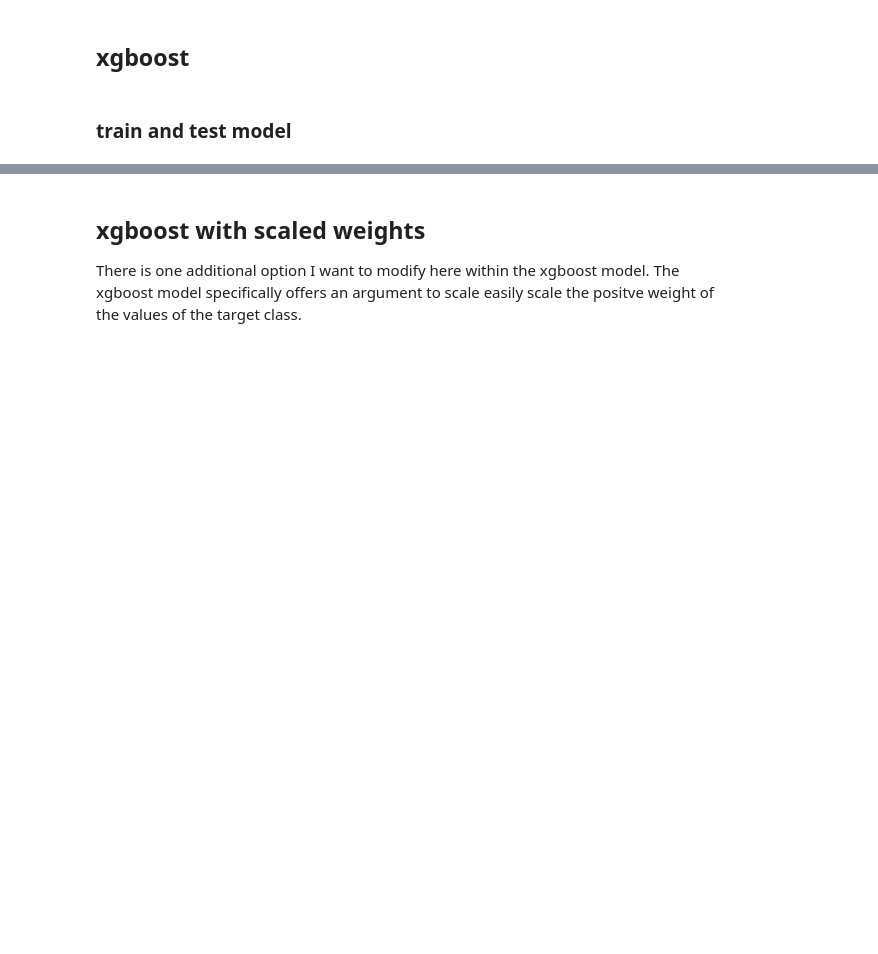
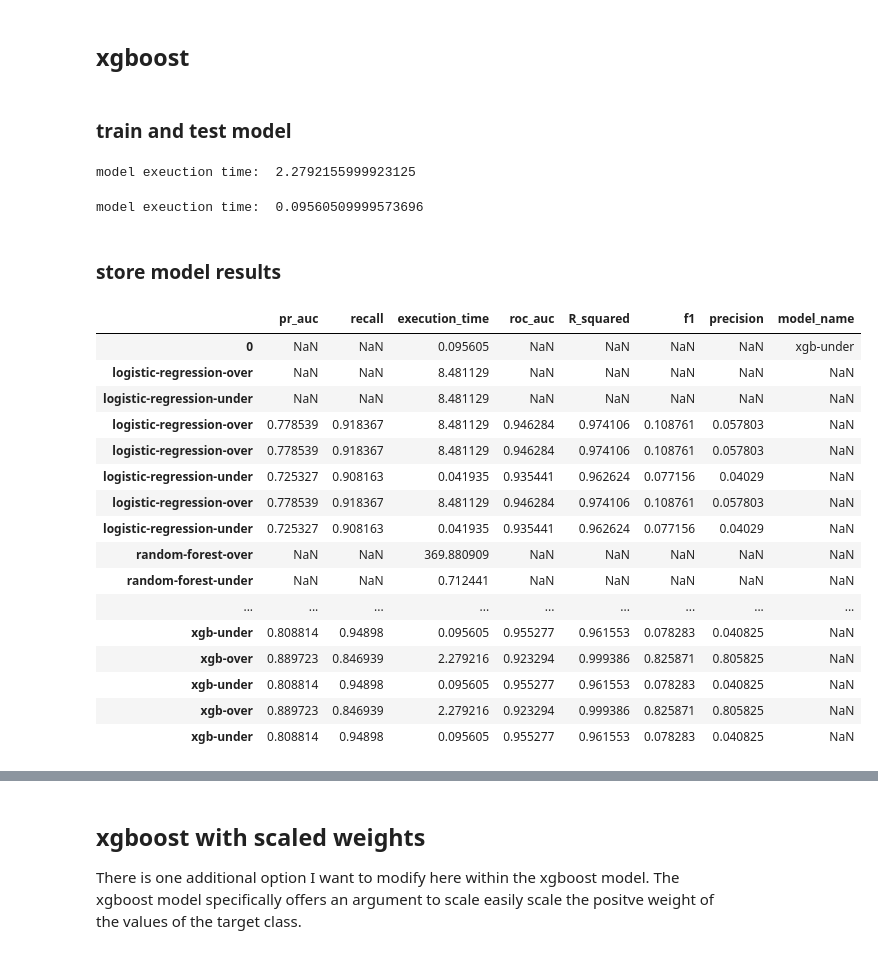
Before and after one commit to x81k25/fraud-detection, a Jupyter notebook: notebooks/03-classifiction.ipynb, the cells around one changed output, grey strips where cells are left out. Cells and saved outputs as stored; diff of their text form; code cells hidden in the pictures; blank space fills up the shorter version.

```diff
--- a/notebooks/03-classifiction.ipynb
+++ b/notebooks/03-classifiction.ipynb
@@ -427,0 +425,80 @@ display_record_performance(
+# %%
+# xgboost with over sampled data
+model_name = "xgb-over"
+
+xbg_over_output = train_test_model(
+    model_name = model_name,
+    X_train = X_train_over,
+    y_train = y_train_over,
+    X_test = X_test,
+    model_function = xgb.XGBClassifier,
+    model_parameters={'eval_metric':'mlogloss'}
+)
+
+# create an empty row in the data from model results with the model name is it's index
+model_performance_results.loc[model_name, 'execution_time'] = xbg_over_output["execution_time"]
+
+# print exeuction time
+print("model exeuction time:  " + str(xbg_over_output["execution_time"]))
+# %% [output]
+model exeuction time:  2.2792155999923125
+# %%
+# xgboost with over sampled data
+model_name = "xgb-under"
+
+xbg_under_output = train_test_model(
+    model_name = model_name,
+    X_train = X_train_under,
+    y_train = y_train_under,
+    X_test = X_test,
+    model_function = xgb.XGBClassifier,
+    model_parameters={'eval_metric':'mlogloss'}
+)
+
+# create an empty row in the data from model results with the model name is it's index
+model_performance_results.loc[model_name, 'execution_time'] = xbg_under_output["execution_time"]
+
+# print exeuction time
+print("model exeuction time:  " + str(xbg_under_output["execution_time"]))
+# %% [output]
+model exeuction time:  0.09560509999573696
+# %% [markdown]
+### store model results
+# %%
+# calculate and store model metrics for the over sampled random forest
+model_performance_results = pd.concat([
+    model_performance_results,
+    calculate_metrics(
+        model_output = xbg_over_output
+        ,y_test = y_test
+    )
+])
+
+# calculate and store model metrics for the under sampled random forest
+model_performance_results = pd.concat([
+    model_performance_results,
+    calculate_metrics(
+        model_output = xbg_under_output
+        ,y_test = y_test
+    )
+])
+
+display(model_performance_results)
+# %% [output]
+|  | pr_auc | recall | execution_time | roc_auc | R_squared | f1 | precision | model_name |
+| 0 | NaN | NaN | 0.095605 | NaN | NaN | NaN | NaN | xgb-under |
+| logistic-regression-over | NaN | NaN | 8.481129 | NaN | NaN | NaN | NaN | NaN |
+| logistic-regression-under | NaN | NaN | 8.481129 | NaN | NaN | NaN | NaN | NaN |
+| logistic-regression-over | 0.778539 | 0.918367 | 8.481129 | 0.946284 | 0.974106 | 0.108761 | 0.057803 | NaN |
+| logistic-regression-over | 0.778539 | 0.918367 | 8.481129 | 0.946284 | 0.974106 | 0.108761 | 0.057803 | NaN |
+| logistic-regression-under | 0.725327 | 0.908163 | 0.041935 | 0.935441 | 0.962624 | 0.077156 | 0.04029 | NaN |
+| logistic-regression-over | 0.778539 | 0.918367 | 8.481129 | 0.946284 | 0.974106 | 0.108761 | 0.057803 | NaN |
+| logistic-regression-under | 0.725327 | 0.908163 | 0.041935 | 0.935441 | 0.962624 | 0.077156 | 0.04029 | NaN |
+| random-forest-over | NaN | NaN | 369.880909 | NaN | NaN | NaN | NaN | NaN |
+| random-forest-under | NaN | NaN | 0.712441 | NaN | NaN | NaN | NaN | NaN |
+| ... | ... | ... | ... | ... | ... | ... | ... | ... |
+| xgb-under | 0.808814 | 0.94898 | 0.095605 | 0.955277 | 0.961553 | 0.078283 | 0.040825 | NaN |
+| xgb-over | 0.889723 | 0.846939 | 2.279216 | 0.923294 | 0.999386 | 0.825871 | 0.805825 | NaN |
+| xgb-under | 0.808814 | 0.94898 | 0.095605 | 0.955277 | 0.961553 | 0.078283 | 0.040825 | NaN |
+| xgb-over | 0.889723 | 0.846939 | 2.279216 | 0.923294 | 0.999386 | 0.825871 | 0.805825 | NaN |
+| xgb-under | 0.808814 | 0.94898 | 0.095605 | 0.955277 | 0.961553 | 0.078283 | 0.040825 | NaN |
```
Also changed, not shown: parts of 20 cells of this notebook.
